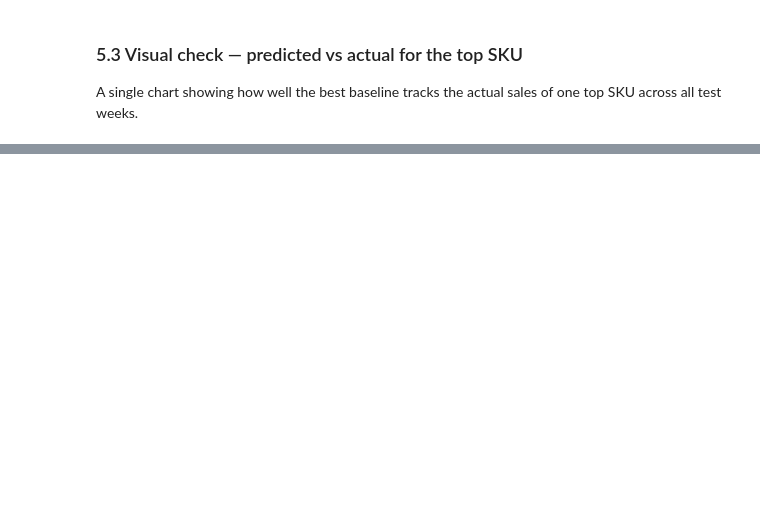
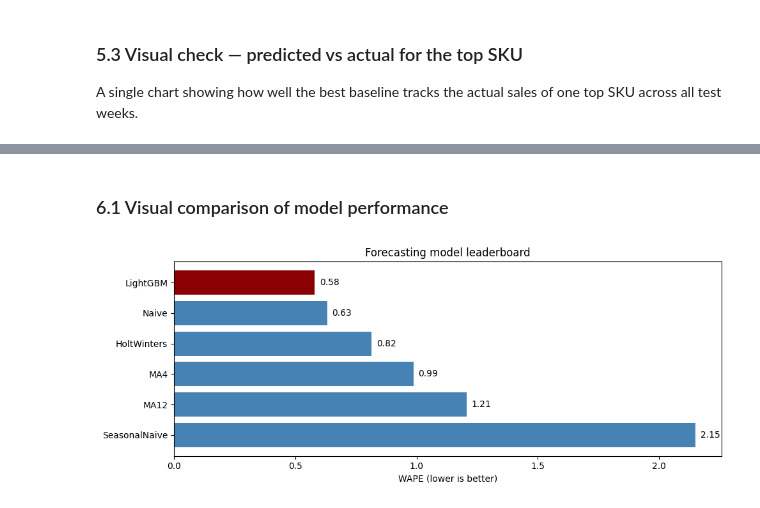
Before and after one commit to scheherazadeee/wb_logistics_support, a Jupyter notebook: notebooks/project_report.ipynb, the cells around one changed output, grey strips where cells are left out. Cells and saved outputs as stored; diff of their text form; code cells hidden in the pictures; blank space fills up the shorter version.

```diff
--- a/notebooks/project_report.ipynb
+++ b/notebooks/project_report.ipynb
@@ -758,0 +878,16 @@ plt.show()
+# %%
+
+from src.demand_model.data import get_full_weekly_panel
+from src.demand_model.holt_winters import HoltWintersModel
+from src.demand_model.lgbm import LightGBMModel, BEST_PARAMS_SHORT, BEST_PARAMS_LONG
+
+panel_raw = get_full_weekly_panel()
+
+all_models = {
+    **BASELINES,
+    "HoltWinters": HoltWintersModel(panel=panel_raw),
+    "LightGBM":    LightGBMModel(),
+}
+
+full_leaderboard = compare_models(all_models, features, min_train_weeks=60, n_splits=12)
+full_leaderboard.round(3)
@@ -758,0 +902,16 @@ plt.show()
+# %% [markdown]
+### 6.1 Visual comparison of model performance
+# %%
+# Bar chart of WAPE across all models
+fig, ax = plt.subplots(figsize=(10, 4))
+colors = ["darkred" if m == "LightGBM" else "steelblue" for m in full_leaderboard["model"]]
+ax.barh(full_leaderboard["model"], full_leaderboard["WAPE"], color=colors)
+for i, (m, v) in enumerate(zip(full_leaderboard["model"], full_leaderboard["WAPE"])):
+    ax.text(v + 0.02, i, f"{v:.2f}", va="center")
+ax.set_xlabel("WAPE (lower is better)")
+ax.set_title("Forecasting model leaderboard")
+ax.invert_yaxis()
+plt.tight_layout()
+plt.show()
+# %% [output]
+[figure, added]
```
Also changed, not shown: parts of 48 cells of this notebook, 1 other file.
